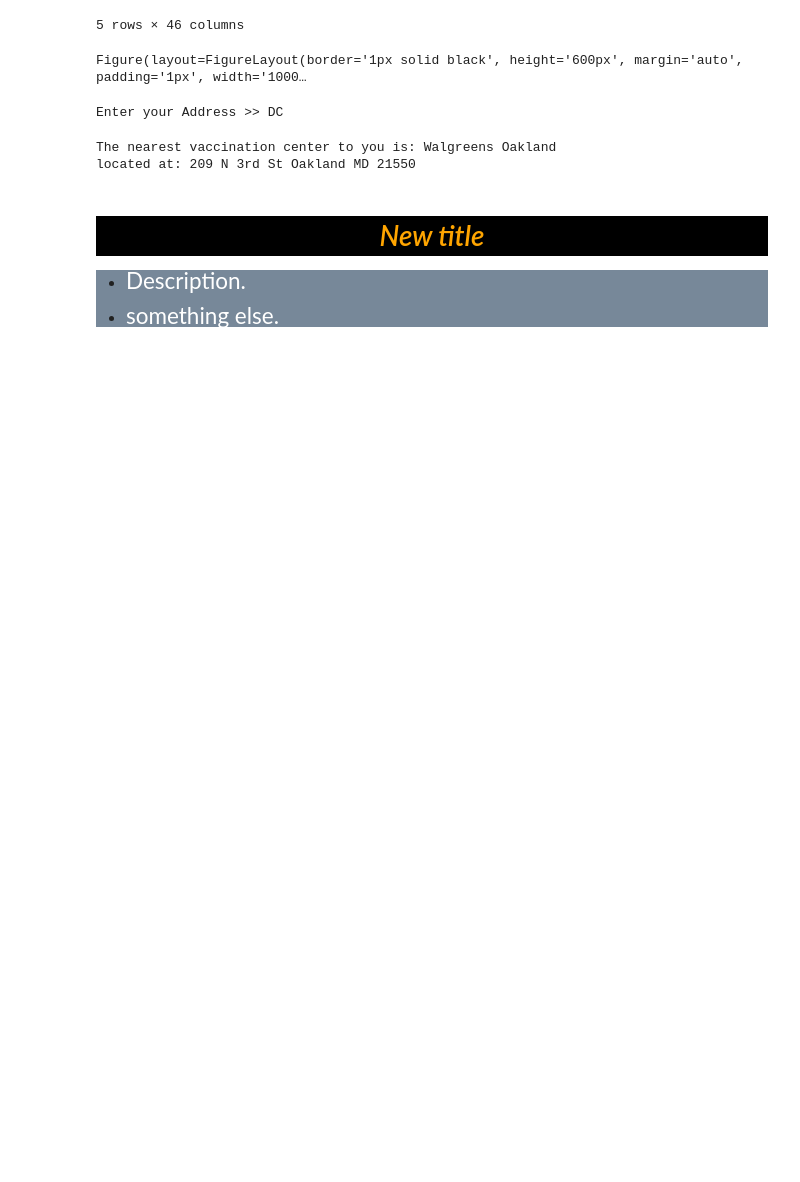
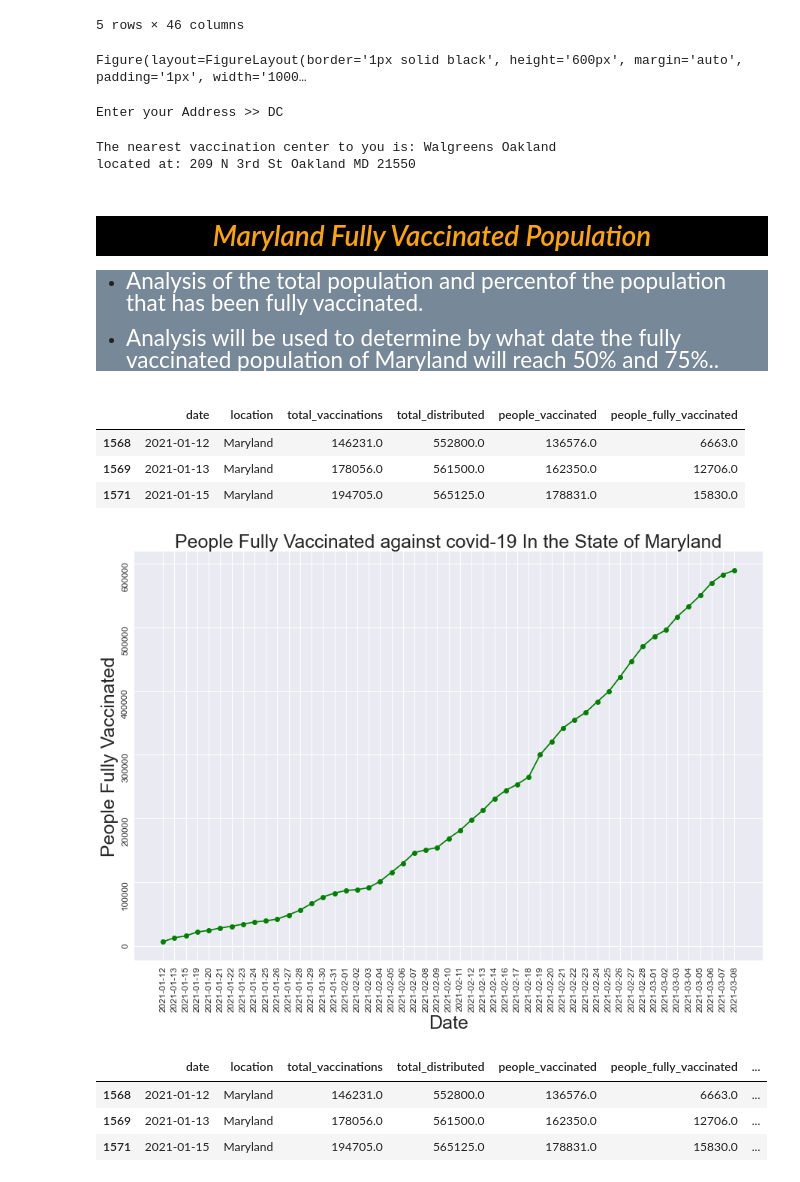
Before and after one commit to ccgrace/maryland_vaccination, a Jupyter notebook: Covid19-Vaccination-Analysis/Vaccionation_in_Maryland_starter.ipynb, the cells around one changed output. Cells and saved outputs as stored; diff of their text form; code cells hidden in the pictures; blank space fills up the shorter version.

Commit message:
adds graphs for population fully vaccinated and percent of population fully vaccinated

```diff
--- a/Covid19-Vaccination-Analysis/Vaccionation_in_Maryland_starter.ipynb
+++ b/Covid19-Vaccination-Analysis/Vaccionation_in_Maryland_starter.ipynb
@@ -186,14 +186,63 @@ print(f"located at: {address}")
 The nearest vaccination center to you is: Walgreens Oakland
 located at: 209 N 3rd St Oakland MD 21550
 # %% [markdown]
-<center><i><h1 style="background-color:black;color:orange">New title</h1></i></center>
+<center><i><h1 style="background-color:black;color:orange">Maryland Fully Vaccinated Population</h1></i></center>
 <div style="background-color:LightSlateGray">
 <ul>
     <li>
-        <p style="color:white;font-size:150%;background-color:LightSlateGray">Description.</p>
+        <p style="color:white;font-size:150%;background-color:LightSlateGray">Analysis of the total population and percentof the population that has been fully vaccinated.</p>
     </li>
     <li>
-        <p style="color:white;font-size:150%;background-color:LightSlateGray">something else.</p>
+        <p style="color:white;font-size:150%;background-color:LightSlateGray">Analysis will be used to determine by what date the fully vaccinated population of Maryland will reach 50% and 75%..</p>
     </li>
     </ul>
 </div>
+# %%
+# loading csv files
+vaccinated = "../Datasets/us_state_vaccinations.csv"
+us_vaccinated = pd.read_csv(vaccinated)
+# %%
+#reduces data set to just Maryland and removes columns that are not useful.
+md_vaccinated = us_vaccinated.loc[us_vaccinated['location']=='Maryland']
+md_vaccinated_clean = md_vaccinated[['date',
+                                     'location',
+                                     'total_vaccinations',
+                                     'total_distributed',
+                                     'people_vaccinated',
+                                     'people_fully_vaccinated']]
+
+#drops rows with empty values
+md_vaccinated_clean = md_vaccinated_clean.dropna(how='any')
+md_vaccinated_clean.head(3)
+# %% [output]
+|  | date | location | total_vaccinations | total_distributed | people_vaccinated | people_fully_vaccinated |
+| 1568 | 2021-01-12 | Maryland | 146231.0 | 552800.0 | 136576.0 | 6663.0 |
+| 1569 | 2021-01-13 | Maryland | 178056.0 | 561500.0 | 162350.0 | 12706.0 |
+| 1571 | 2021-01-15 | Maryland | 194705.0 | 565125.0 | 178831.0 | 15830.0 |
+# %%
+#creates line graph to depict people fully vaccinated, daily
+
+plt.figure(figsize=(15,10))
+x_axis_fv = md_vaccinated_clean['date']
+y_axis_fv = md_vaccinated_clean['people_fully_vaccinated']
+plt.plot(x_axis_fv, y_axis_fv,marker='o', color='green')
+plt.ylabel("People Fully Vaccinated", fontsize=25)
+plt.xlabel("Date", fontsize=25)
+plt.title("People Fully Vaccinated against covid-19 In the State of Maryland",fontsize=25)
+plt.tick_params(labelsize=12, rotation=90)
+# %% [output]
+[figure, added]
+# %%
+#creates new column for percent_of_population fully vaccinated and performs calculation to determine percentage
+md_vaccinated_clean['percent_of_population'] = ''
+
+for index,row in md_vaccinated_clean.iterrows():
+    percent_pop = (md_vaccinated_clean.loc[index, 'people_fully_vaccinated'] / 6045680) * 100
+    md_vaccinated_clean.loc[index, 'percent_of_population'] = percent_pop
+
+md_vaccinated_clean.head(3)
+# %% [output]
+|  | date | location | total_vaccinations | total_distributed | people_vaccinated | people_fully_vaccinated | ... |
+| 1568 | 2021-01-12 | Maryland | 146231.0 | 552800.0 | 136576.0 | 6663.0 | ... |
+| 1569 | 2021-01-13 | Maryland | 178056.0 | 561500.0 | 162350.0 | 12706.0 | ... |
+| 1571 | 2021-01-15 | Maryland | 194705.0 | 565125.0 | 178831.0 | 15830.0 | ... |
```
Also changed, not shown: parts of 1 cell of this notebook, 1 other file.
